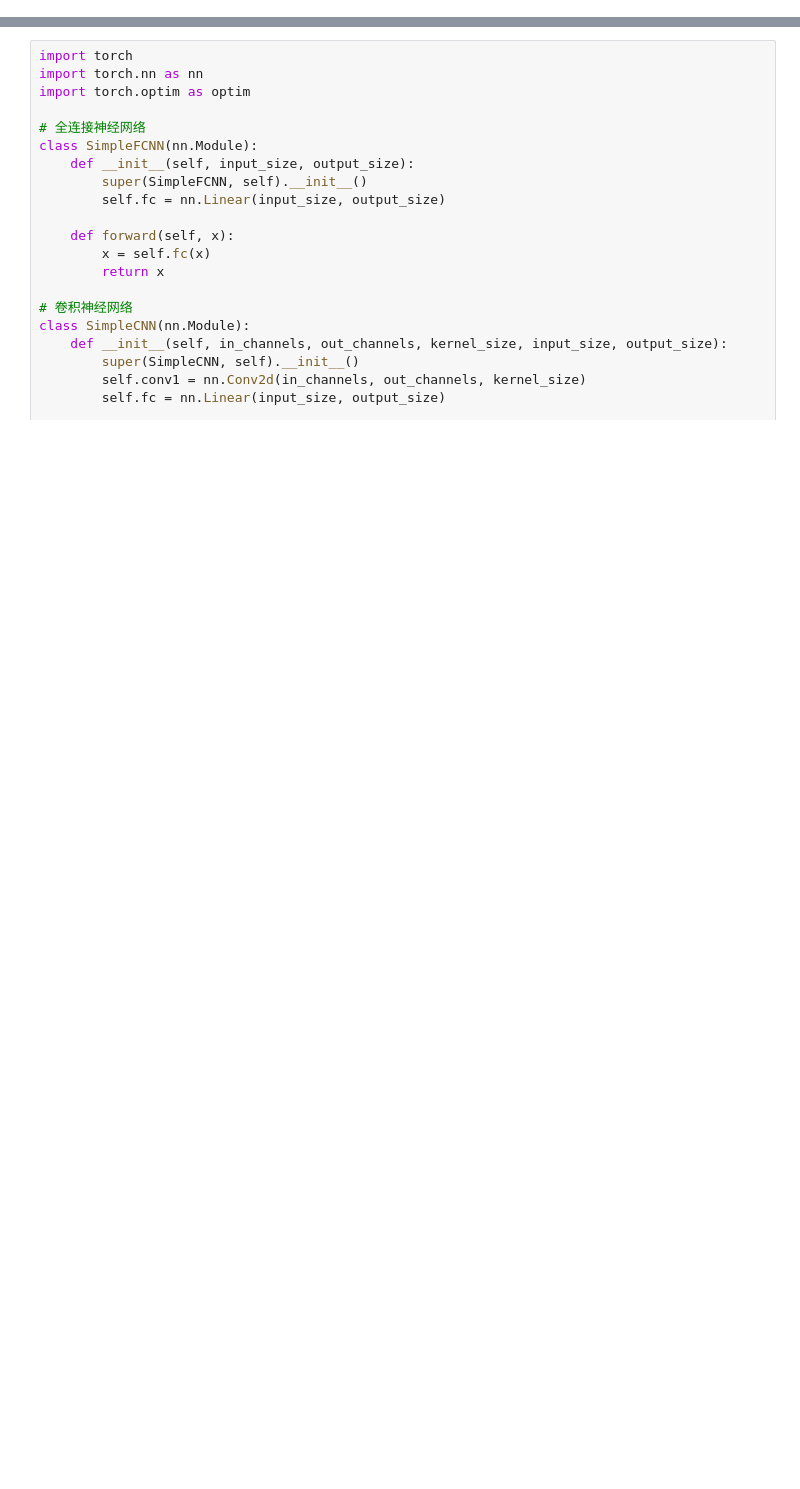
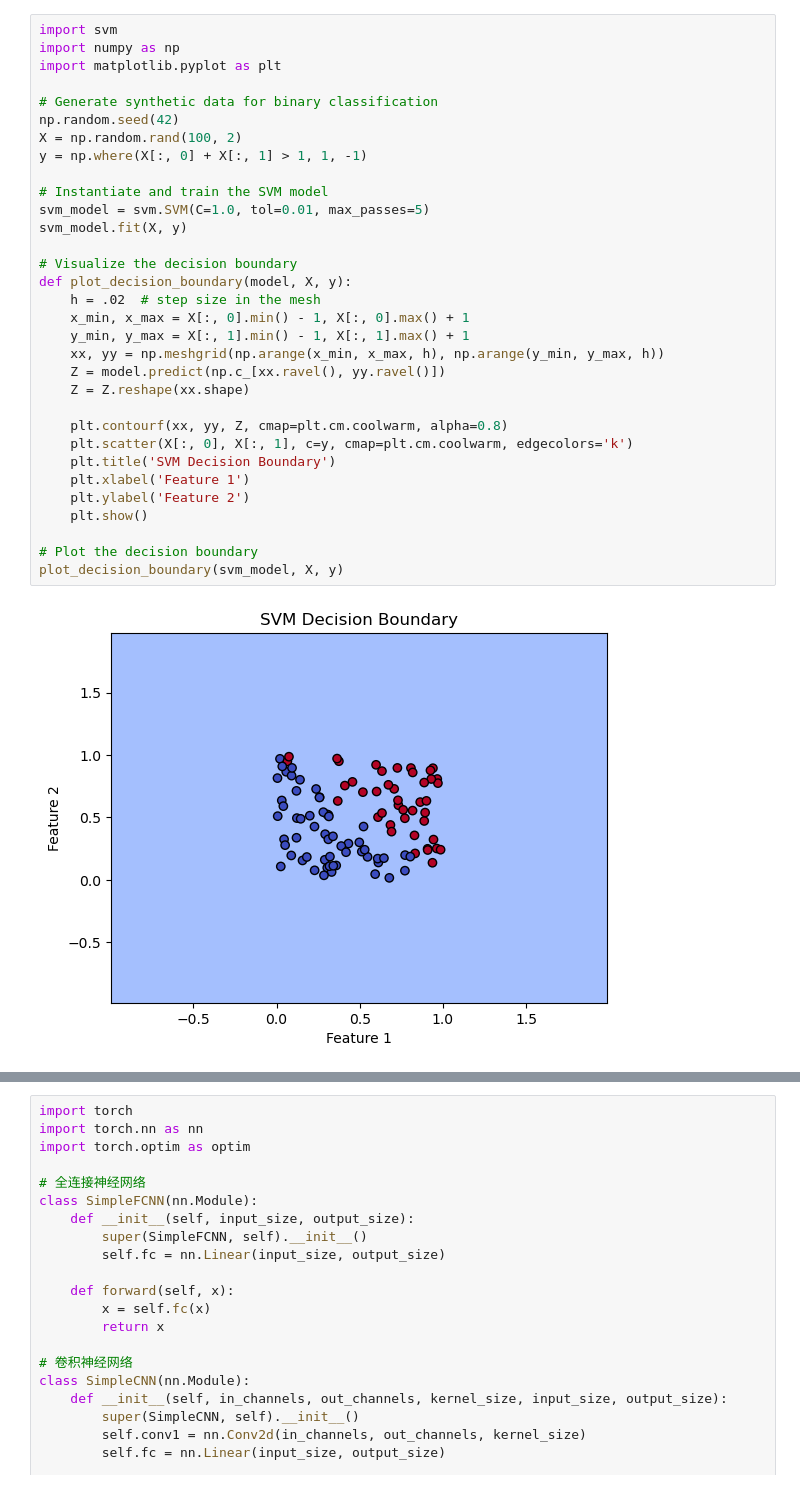
Before and after one commit to ShoiLyaung/UniversityFiles, a Jupyter notebook: Third/Winter/ML/Lab/Lab5/main.ipynb, the cells around one changed output, grey strips where cells are left out. Cells and saved outputs as stored; diff of their text form; blank space fills up the shorter version.

```diff
--- a/Third/Winter/ML/Lab/Lab5/main.ipynb
+++ b/Third/Winter/ML/Lab/Lab5/main.ipynb
@@ -0,0 +25,34 @@
+# %%
+import svm
+import numpy as np
+import matplotlib.pyplot as plt
+
+# Generate synthetic data for binary classification
+np.random.seed(42)
+X = np.random.rand(100, 2)
+y = np.where(X[:, 0] + X[:, 1] > 1, 1, -1)
+
+# Instantiate and train the SVM model
+svm_model = svm.SVM(C=1.0, tol=0.01, max_passes=5)
+svm_model.fit(X, y)
+
+# Visualize the decision boundary
+def plot_decision_boundary(model, X, y):
+    h = .02  # step size in the mesh
+    x_min, x_max = X[:, 0].min() - 1, X[:, 0].max() + 1
+    y_min, y_max = X[:, 1].min() - 1, X[:, 1].max() + 1
+    xx, yy = np.meshgrid(np.arange(x_min, x_max, h), np.arange(y_min, y_max, h))
+    Z = model.predict(np.c_[xx.ravel(), yy.ravel()])
+    Z = Z.reshape(xx.shape)
+
+    plt.contourf(xx, yy, Z, cmap=plt.cm.coolwarm, alpha=0.8)
+    plt.scatter(X[:, 0], X[:, 1], c=y, cmap=plt.cm.coolwarm, edgecolors='k')
+    plt.title('SVM Decision Boundary')
+    plt.xlabel('Feature 1')
+    plt.ylabel('Feature 2')
+    plt.show()
+
+# Plot the decision boundary
+plot_decision_boundary(svm_model, X, y)
+# %% [output]
+[figure, added]
```
Also changed, not shown: parts of 10 cells of this notebook, 3 other files.
